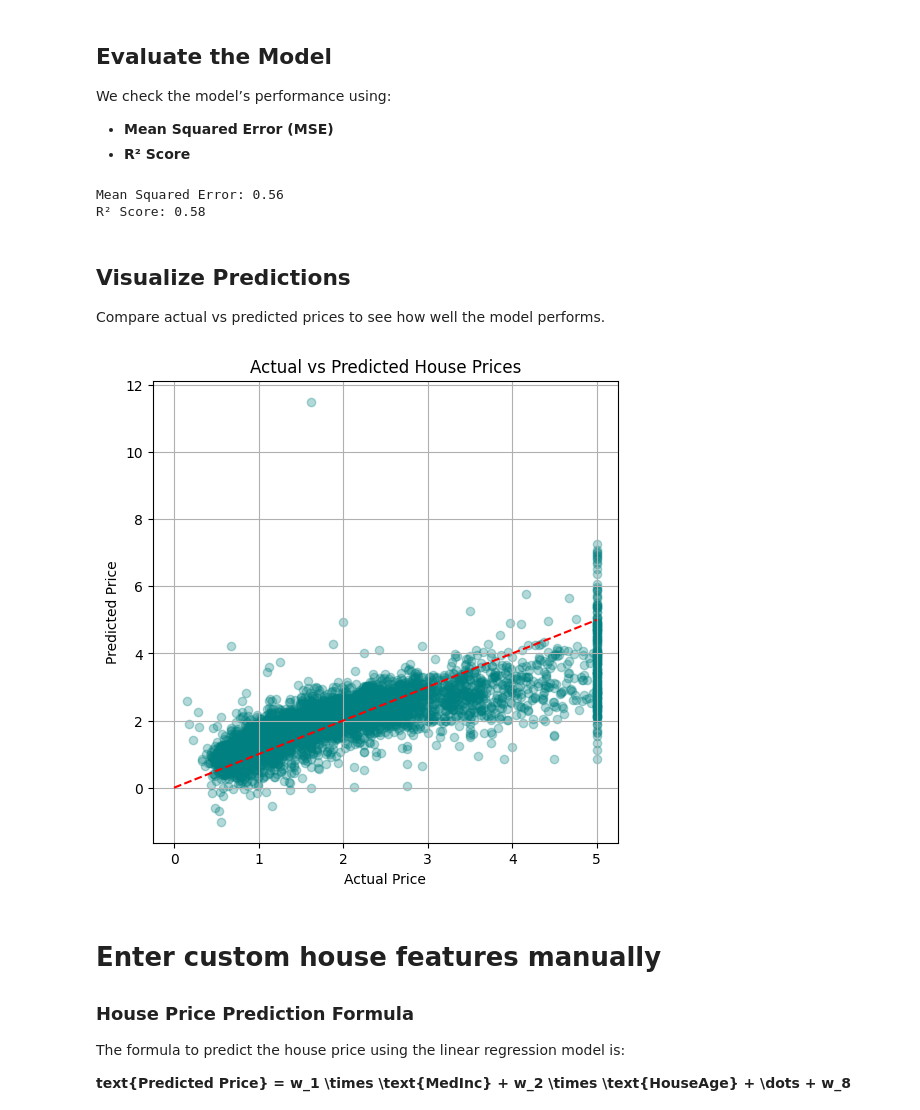
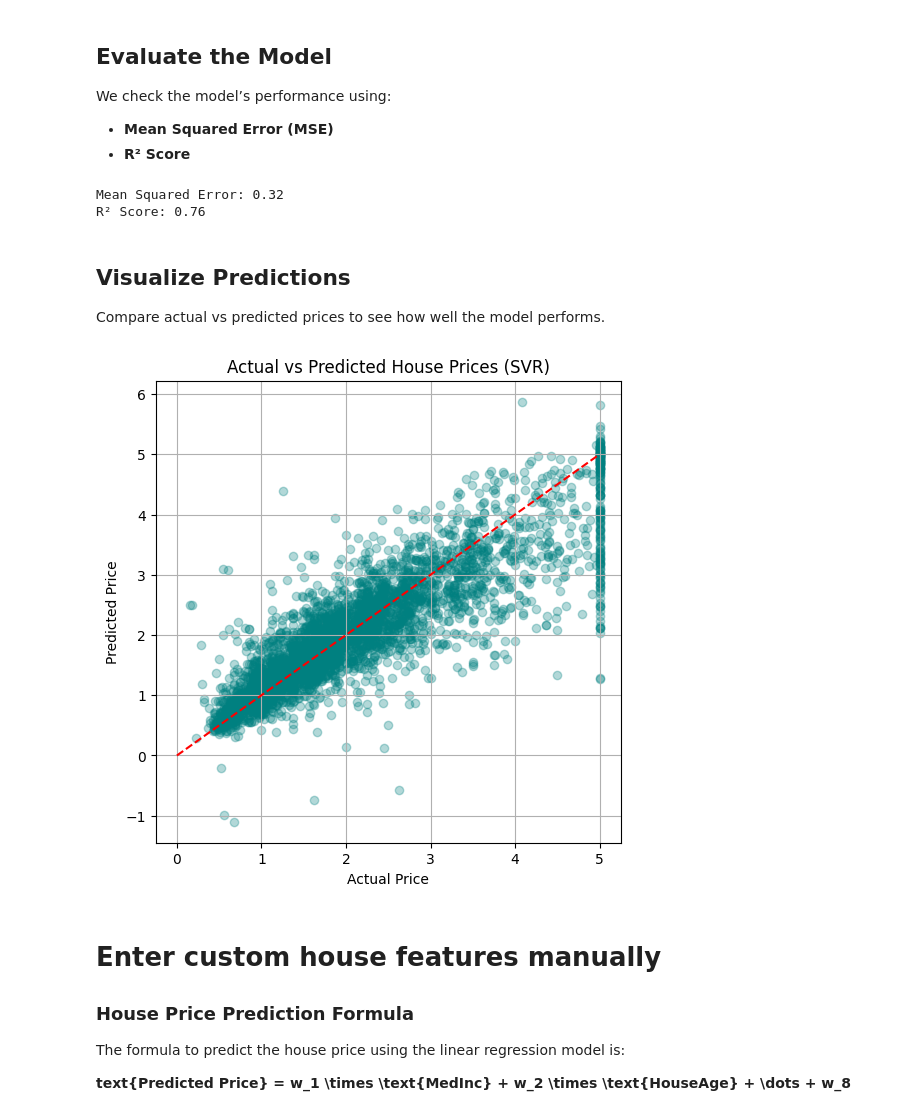
Before and after one commit to MoAbdoHSHL/Machine-Learning-model, a Jupyter notebook: ML_House-Price-Detection.ipynb, the cells around one changed output. Saved outputs shown, nothing was run; the diff lists cells and outputs as text; code cells hidden in the pictures.

```diff
--- a/ML_House-Price-Detection.ipynb
+++ b/ML_House-Price-Detection.ipynb
@@ -81,11 +81,16 @@ plt.show()
 
 We separate the features (`X`) and the target (`y`), then split the dataset into training and testing sets.
 # %%
+# Prepare features and target
 X = df.drop('MedianHouseValue', axis=1)  # Features
 y = df['MedianHouseValue']               # Target
 
-# Split into train/test
-X_train, X_test, y_train, y_test = train_test_split(X, y, test_size=0.2, random_state=42)
+# Scale the features
+scaler = StandardScaler()
+X_scaled = scaler.fit_transform(X)
+
+# Now split into train/test
+X_train, X_test, y_train, y_test = train_test_split(X_scaled, y, test_size=0.2, random_state=42)
 # %% [markdown]
 ## Train the Model
 
@@ -97,0 +98,3 @@ LinearRegression()
+# %%
+model = SVR(kernel='rbf', C=100, epsilon=0.1)  # we can tune C and epsilon The parameters of the Support Vector Regression (SVR)
+model.fit(X_train, y_train)
@@ -114,8 +119,8 @@ r2 = r2_score(y_test, y_pred)
 print(f"Mean Squared Error: {mse:.2f}")
 print(f"R² Score: {r2:.2f}")
 # %% [output]
-Mean Squared Error: 0.56
-R² Score: 0.58
+Mean Squared Error: 0.32
+R² Score: 0.76
 # %% [markdown]
 ## Visualize Predictions
 
@@ -123,14 +128,14 @@ Compare actual vs predicted prices to see how well the model performs.
 # %%
 plt.figure(figsize=(6,6))
 plt.scatter(y_test, y_pred, alpha=0.3, color='teal')
 plt.xlabel('Actual Price')
 plt.ylabel('Predicted Price')
-plt.title('Actual vs Predicted House Prices')
+plt.title('Actual vs Predicted House Prices (SVR)')
 plt.plot([0, 5], [0, 5], 'r--')  # 45-degree line
 plt.grid(True)
 plt.show()
 # %% [output]
-[figure, old version]
+[figure, new version]
 # %% [markdown]
 # Enter custom house features manually
 ### House Price Prediction Formula
```
Also changed, not shown: parts of 7 cells of this notebook, 5 other files.
